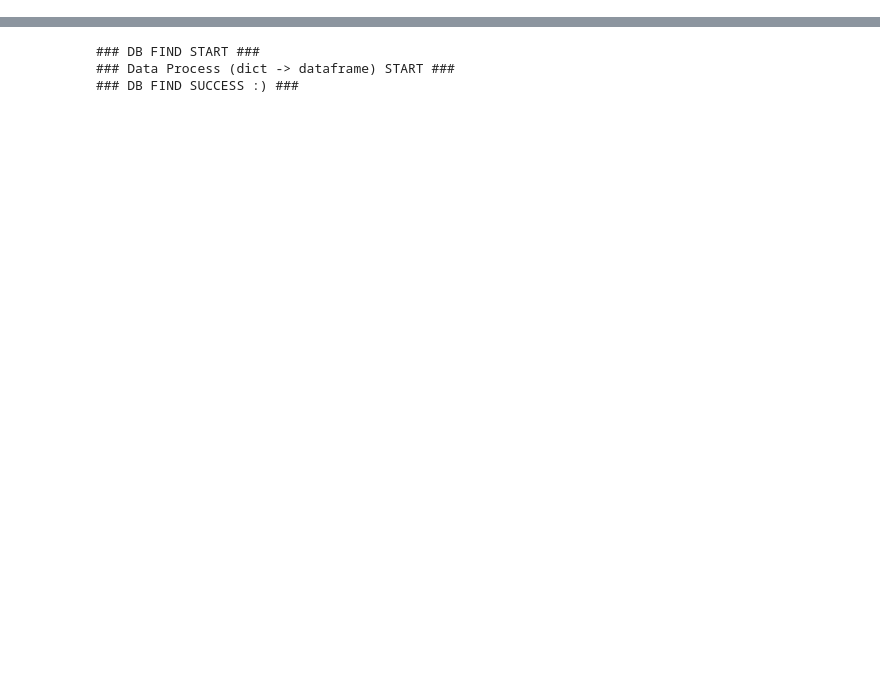
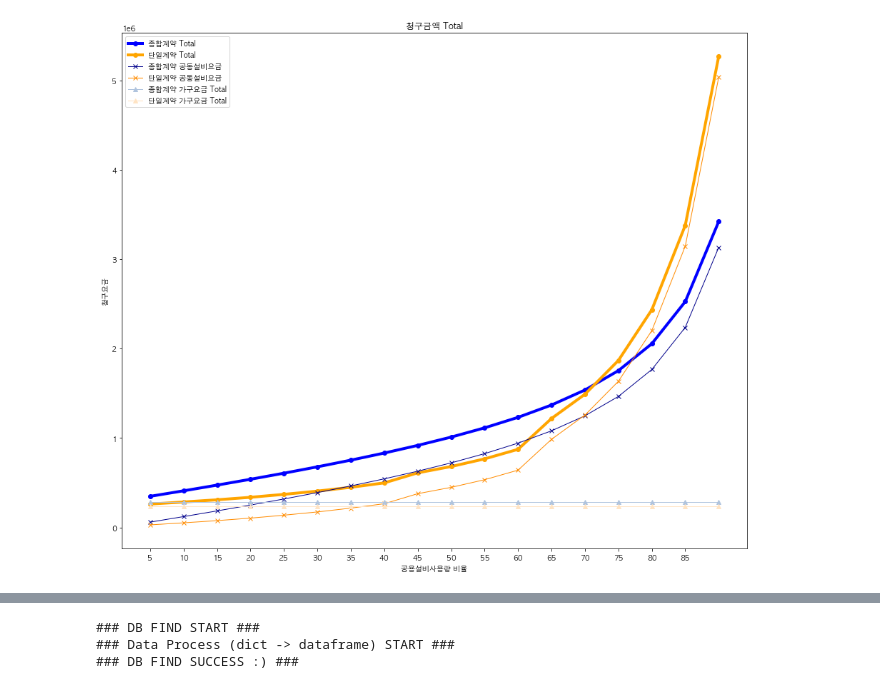
Before and after one commit to formegusto/rate-contract-proto, a Jupyter notebook: Percentage Report.ipynb, the cells around one changed output, grey strips where cells are left out. Drawn from its saved outputs; the diff is of its cells as text; code cells hidden in the pictures; blank space fills up the shorter version.

Commit message:
kepco data analysis - public goods changed

```diff
--- a/Percentage Report.ipynb
+++ b/Percentage Report.ipynb
@@ -7,3 +7,10 @@ from src.db import *
 from src.objects import *
 import IPython
 import IPython.display
+import matplotlib.pyplot as plt
+import numpy as np
+
+pd.set_option("display.max_rows", 999)
+
+plt.rcParams['figure.figsize'] = 15.7, 13.27
+plt.rcParams['font.family'] = 'AppleGothic'
@@ -9,0 +238,26 @@ import IPython.display
+# %%
+x = kepco_report_df['PUBLIC PERCENTAGE'].values
+comp_y = kepco_report_df[clean_col_2]['종합계약 Total'].values
+single_y = kepco_report_df[clean_col_2]['단일계약 Total'].values
+
+comp_hh_y = kepco_report_df[clean_col_1_ext_1]['종합계약 가구요금 Total'].values
+single_hh_y = kepco_report_df[clean_col_1_ext_1]['단일계약 가구요금 Total'].values
+
+comp_pub_y = kepco_report_df[clean_col_1_ext_1]['종합계약 공동설비요금'].values
+single_pub_y = kepco_report_df[clean_col_1_ext_1]['단일계약 공동설비요금'].values
+
+plt.plot(x, comp_y, label="종합계약 Total", linewidth=4, marker="o", color="blue")
+plt.plot(x, single_y, label="단일계약 Total", linewidth=4, marker="o", color="orange")
+plt.plot(x, comp_pub_y, label="종합계약 공동설비요금", linewidth=1, marker="x", color="darkblue")
+plt.plot(x, single_pub_y, label="단일계약 공동설비요금", linewidth=1, marker="x", color="darkorange")
+plt.plot(x, comp_hh_y, label="종합계약 가구요금 Total", linewidth=1, marker="^", color="lightsteelblue")
+plt.plot(x, single_hh_y, label="단일계약 가구요금 Total", linewidth=1, marker="^", color="bisque")
+plt.xticks(np.arange(START_STEP, LAST_STEP, 5))
+plt.title("청구금액 Total")
+plt.xlabel("공용설비사용량 비율")
+plt.ylabel("청구요금")
+plt.legend()
+
+plt.show()
+# %% [output]
+[figure, added]
```
Also changed, not shown: parts of 16 cells of this notebook, 1 other file.
